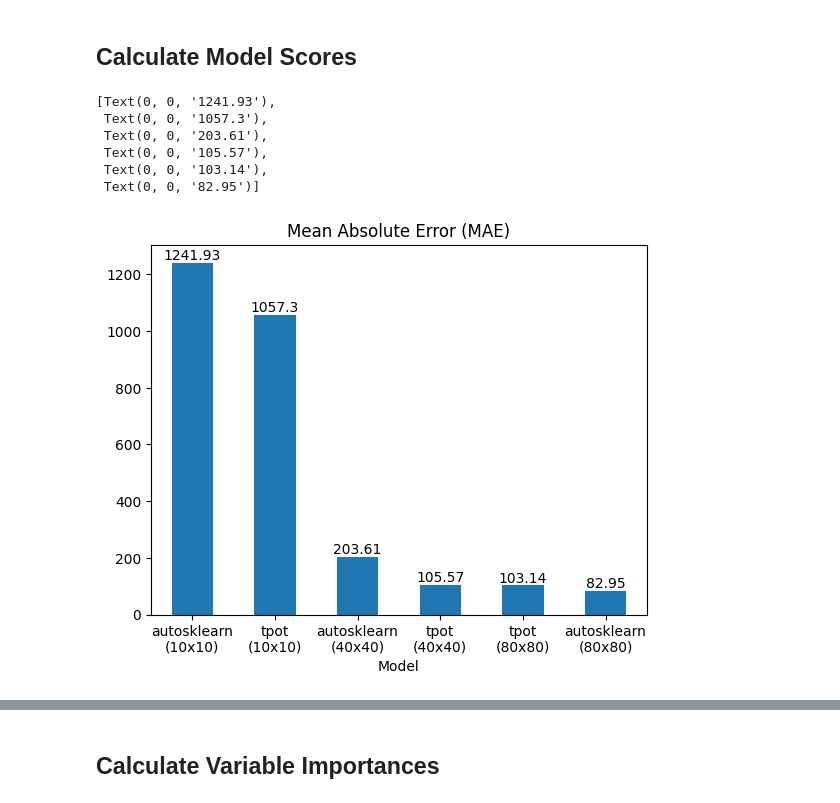
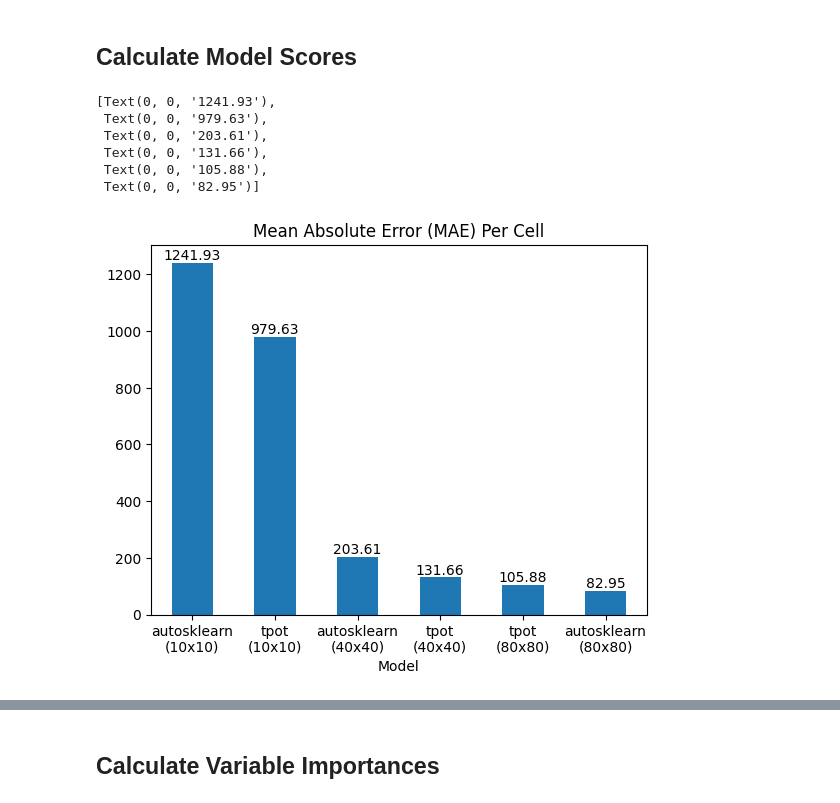
Before and after one commit to rrwen/wen-li-2026-geointerv, a Jupyter notebook: src/case-study/step2-outcome-modelling.ipynb, the cells around one changed output, grey strips where cells are left out. Cells and saved outputs as stored; diff of their text form; code cells hidden in the pictures.

```diff
--- a/src/case-study/step2-outcome-modelling.ipynb
+++ b/src/case-study/step2-outcome-modelling.ipynb
@@ -184,34 +140,34 @@ scores.to_csv(f'{model_folder}/scores.csv', index=False)
 # %%
 # Scores plot data
 ax_data = scores[scores.metric == 'mean_absolute_error']\
     .sort_values(by='score', ascending=False)
 ax_data['score'] = ax_data.score.round(2)
 ax_data['model'] = ax_data.model\
     .str.replace('_10', '\n(10x10)')\
     .str.replace('_40', '\n(40x40)')\
     .str.replace('_80', '\n(80x80)')
 
 # Plot scores
 ax = ax_data.plot.bar(
     x='model',
     y='score',
     xlabel='Model',
     legend=False,
-    title='Mean Absolute Error (MAE)',
+    title='Mean Absolute Error (MAE) Per Cell',
     rot=0
 )
 ax.bar_label(
     ax.containers[0],
     labels=ax_data.score.round(2)
 )
 # %% [output]
 [Text(0, 0, '1241.93'),
- Text(0, 0, '1057.3'),
+ Text(0, 0, '979.63'),
  Text(0, 0, '203.61'),
- Text(0, 0, '105.57'),
- Text(0, 0, '103.14'),
+ Text(0, 0, '131.66'),
+ Text(0, 0, '105.88'),
  Text(0, 0, '82.95')]
-[figure, old version]
+[figure, new version]
 # %%
 ax_data
 # %% [output]
```
Also changed, not shown: parts of 3 cells of this notebook, 8 other files.
